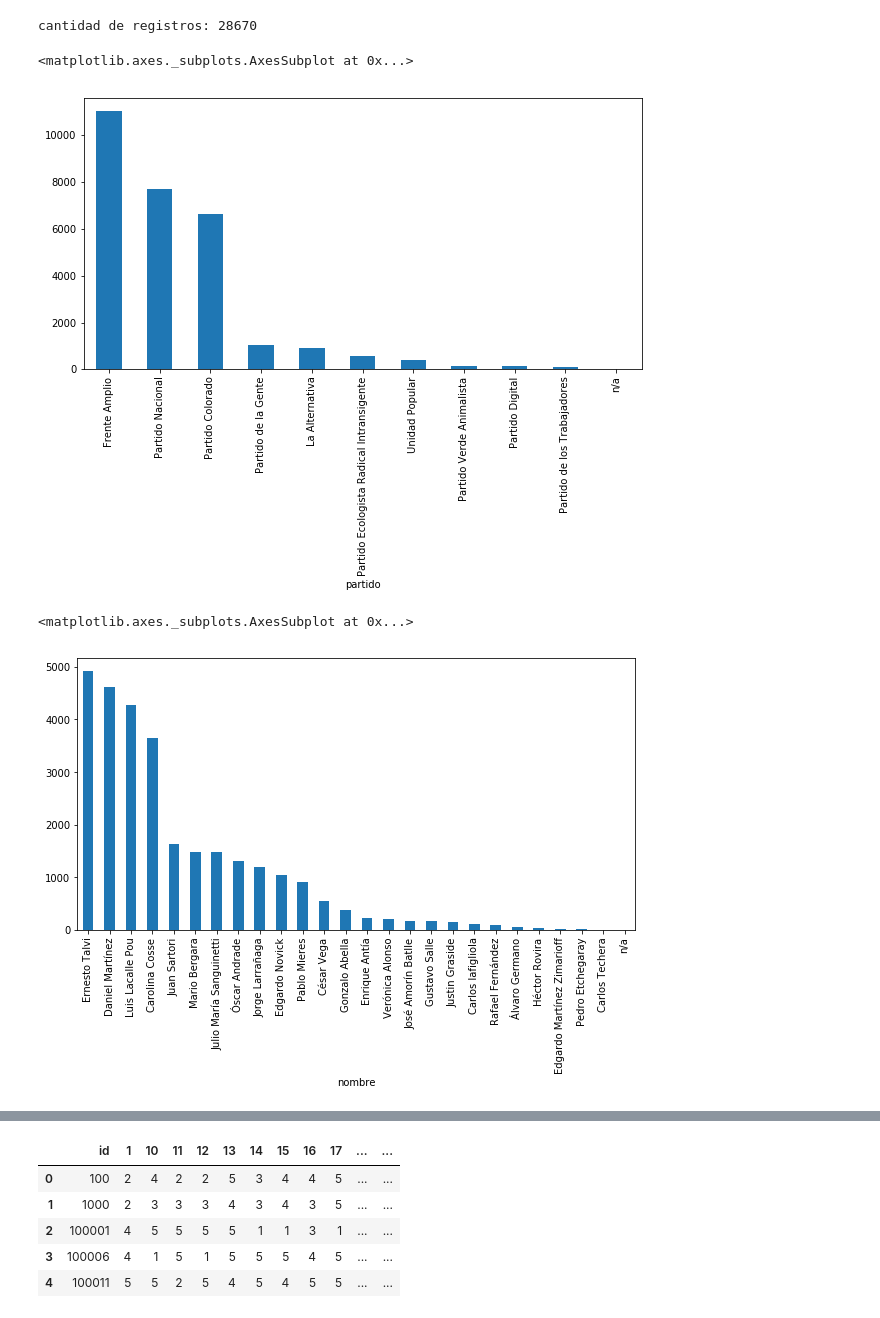
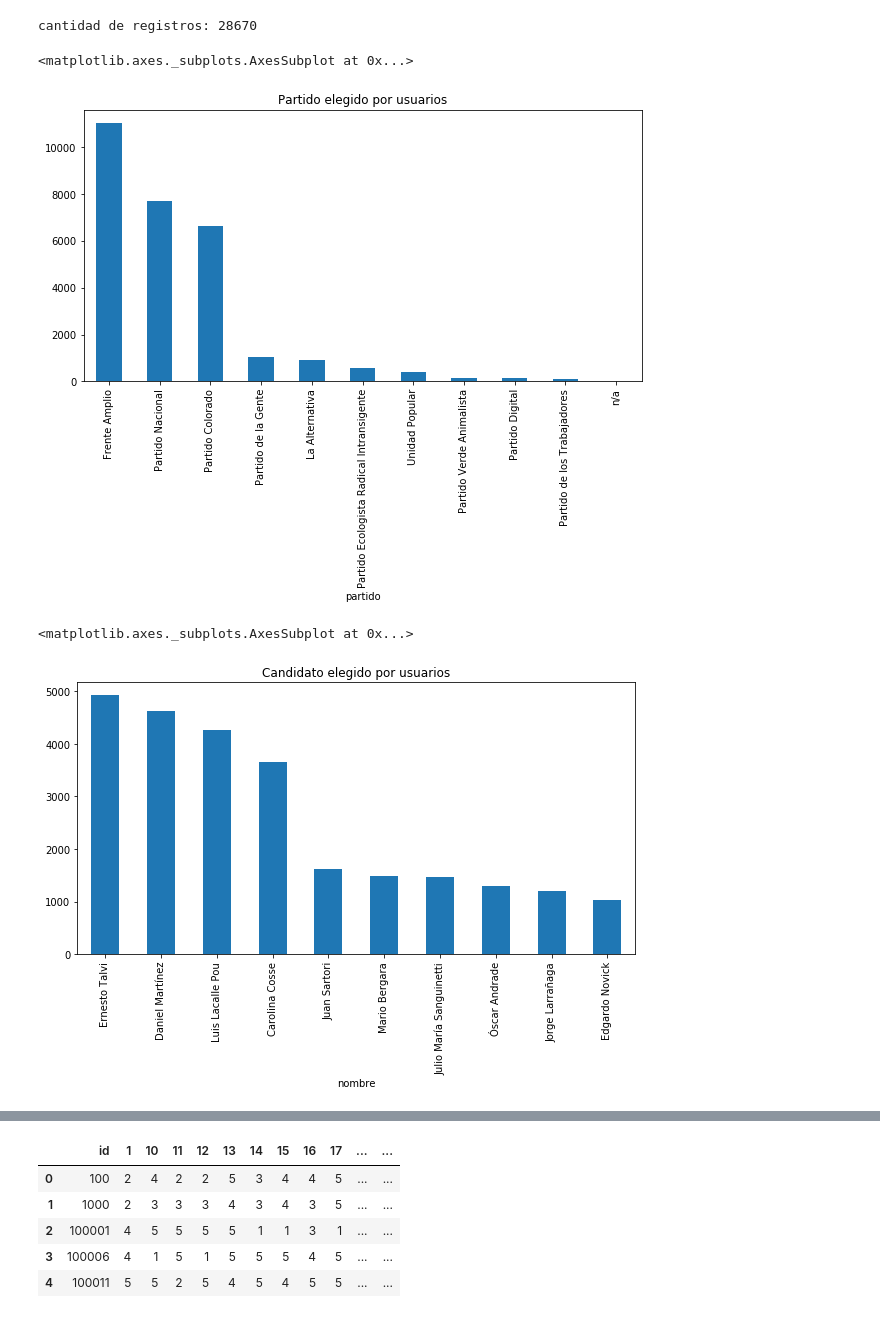
Before and after one commit to johnblanco/predictor_electoral, a Jupyter notebook: analisis respuestas.ipynb, the cells around one changed output, grey strips where cells are left out. Drawn from its saved outputs; the diff is of its cells as text; code cells hidden in the pictures.

```diff
--- a/analisis respuestas.ipynb
+++ b/analisis respuestas.ipynb
@@ -75,12 +75,12 @@ print("cantidad de registros: {}".format(len(df)))
 cantidad de registros: 28670
 # %%
 plt.rcParams['figure.figsize'] = [10, 5]
-df.groupby('partido').size().sort_values(ascending=False).plot.bar()
+df.groupby('partido').size().sort_values(ascending=False).plot.bar(title='Partido elegido por usuarios')
 # %% [output]
 <matplotlib.axes._subplots.AxesSubplot at 0x...>
-[figure, old version]
+[figure, new version]
 # %%
-df.groupby('nombre').size().sort_values(ascending=False).plot.bar()
+df.groupby('nombre').size().sort_values(ascending=False).head(10).plot.bar(title='Candidato elegido por usuarios')
 # %% [output]
 <matplotlib.axes._subplots.AxesSubplot at 0x...>
-[figure, old version]
+[figure, new version]
```
Also changed, not shown: parts of 4 cells of this notebook, 1 other file.
